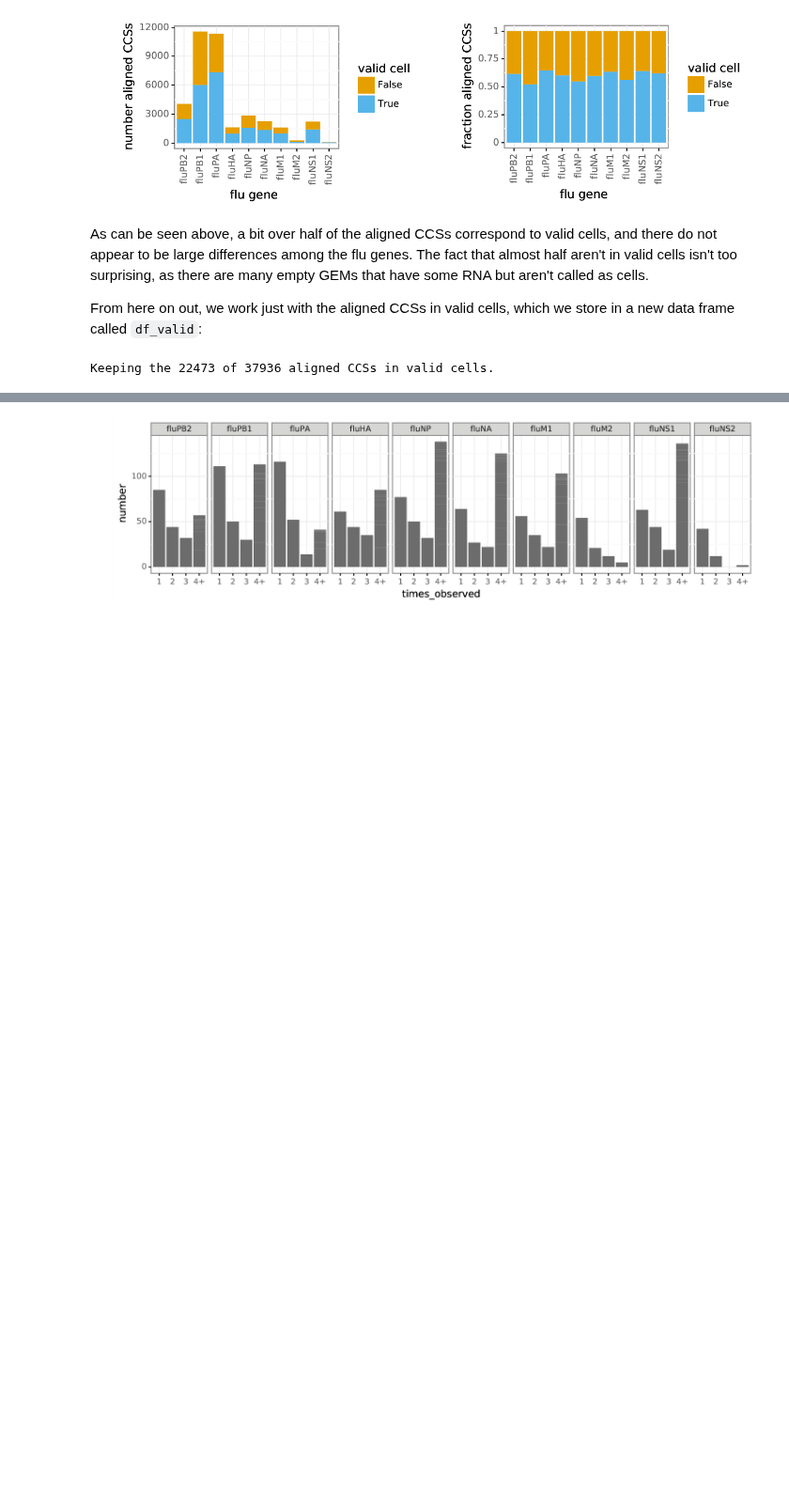
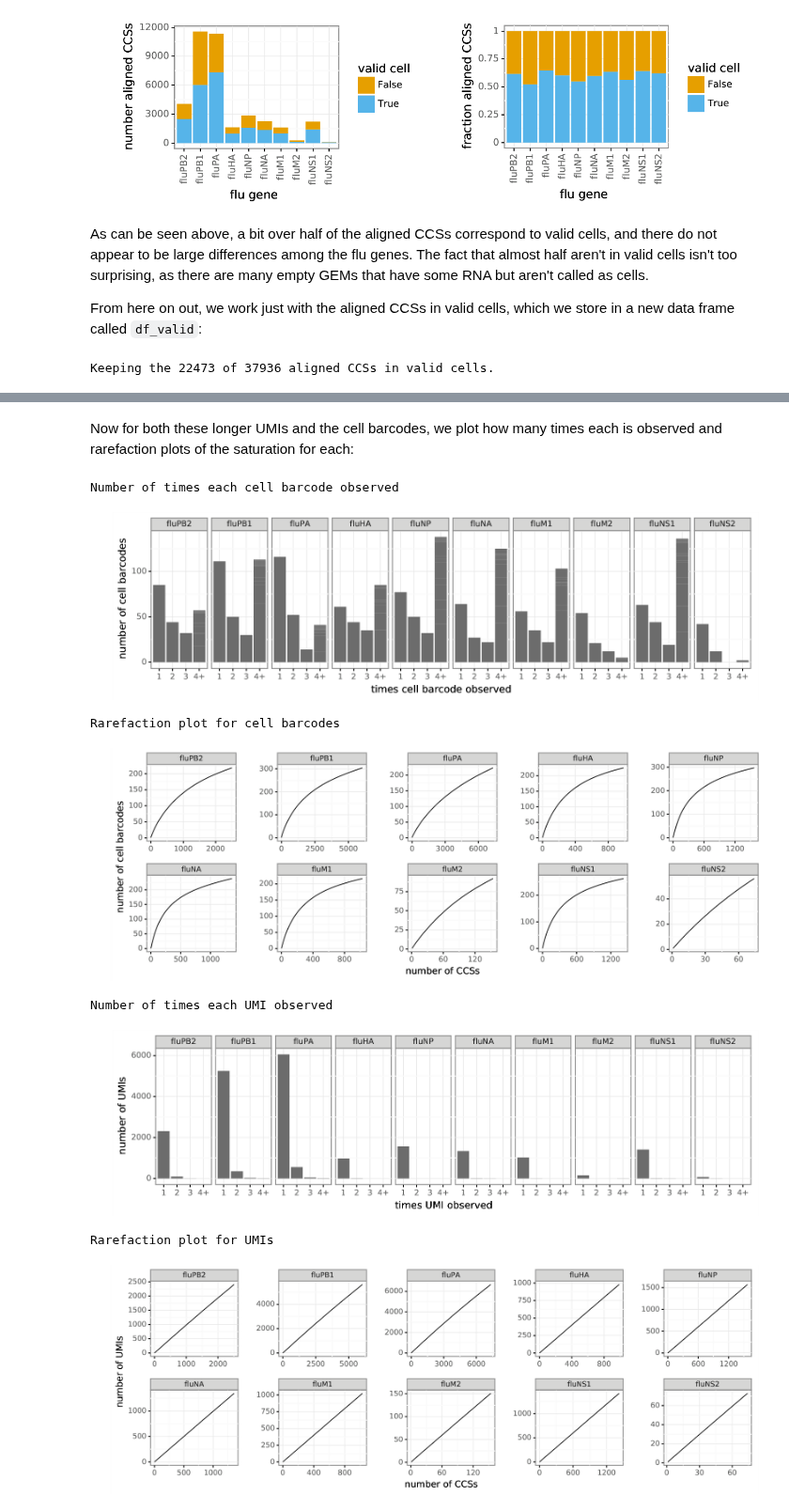
Before and after one commit to jbloomlab/IFNsorted_flu_single_cell, a Jupyter notebook: pacbio_analysis.ipynb, the cells around one changed output, grey strips where cells are left out. Shown at 94% size. Cells and saved outputs as stored; diff of their text form; code cells hidden in the pictures; blank space fills up the shorter version.

Commit message:
added rarefaction plots

```diff
--- a/pacbio_analysis.ipynb
+++ b/pacbio_analysis.ipynb
@@ -941,24 +941,46 @@ So we create a new variable called *UMI_plus_barcode* that is the concatenation
 # %%
-df_valid['UMI_plus_barcode'] = df_valid.UMI + df_valid.barcode
+df_valid['UMI_long'] = df_valid.UMI + df_valid.barcode
+# %% [markdown]
+Now for both these longer UMIs and the cell barcodes, we plot how many times each is observed and rarefaction plots of the saturation for each:
 # %%
-max_obs = 4
-df = (df_valid
-    .groupby(['gene_aligned_target', 'barcode'], as_index=False)
-    .agg({'CCS':'count'})
-    .rename(columns={'CCS':'times_observed', 'barcode':'number'})
-    .groupby(['gene_aligned_target', 'times_observed'], as_index=False)
-    .agg('count')
-    .assign(times_observed=lambda x:
-            x.times_observed
-             .clip(0, max_obs)
-             .map(lambda n: str(n) if n < max_obs else '{0}+'.format(max_obs)))
+max_obs = 4 # plot up to this many observations
 
-    )
+for prop, proplabel in [('barcode', 'cell barcode'), ('UMI_long', 'UMI')]:
 
-(ggplot(df, aes('times_observed', 'number')) +
-    geom_bar(stat='identity') +
-    facet_wrap('gene_aligned_target', nrow=1)
-    ).save('_temp.pdf', width=13, height=3)
-showPDF('_temp.pdf')
+    print("Number of times each {0} observed:".format(proplabel))
+    df = (df_valid
+         .groupby(['gene_aligned_target', prop], as_index=False)
+         .agg({'CCS':'count'})
+         .rename(columns={'CCS':'times_observed', prop:'number'})
+         .groupby(['gene_aligned_target', 'times_observed'], as_index=False)
+         .agg('count')
+         .assign(times_observed=lambda x:
+                 x.times_observed
+                 .clip(0, max_obs)
+                 .map(lambda n: str(n) if n < max_obs else '{0}+'.format(max_obs)))
+        )
+    nobservedplot = os.path.join(aligndir, '{0}_nobserved.pdf'.format(proplabel))
+    (ggplot(df, aes('times_observed', 'number')) +
+        geom_bar(stat='identity') +
+        facet_wrap('gene_aligned_target', nrow=1) +
+        xlab('times {0} observed'.format(proplabel)) +
+        ylab('number of {0}s'.format(proplabel))
+        ).save(nobservedplot, width=13, height=3)
+    showPDF(nobservedplot)
+
+    print("Rarefaction plot for {0}s:".format(proplabel))
+    rarefyplot = os.path.join(aligndir, '{0}_rarefaction.pdf'.format(proplabel))
+    dms_tools2.plot.plotRarefactionCurves(df_valid, prop,
+            rarefyplot, facet_col='gene_aligned_target',
+            ylabel='number of {0}s'.format(proplabel), xlabel='number of CCSs',
+            nrow=2)
+    showPDF(rarefyplot)
 # %% [output]
+Number of times each cell barcode observed
-[figure, old version]
+[figure, new version]
+Rarefaction plot for cell barcodes
+[figure, added]
+Number of times each UMI observed
+[figure, added]
+Rarefaction plot for UMIs
+[figure, added]
```
Also changed, not shown: parts of 4 cells of this notebook.
